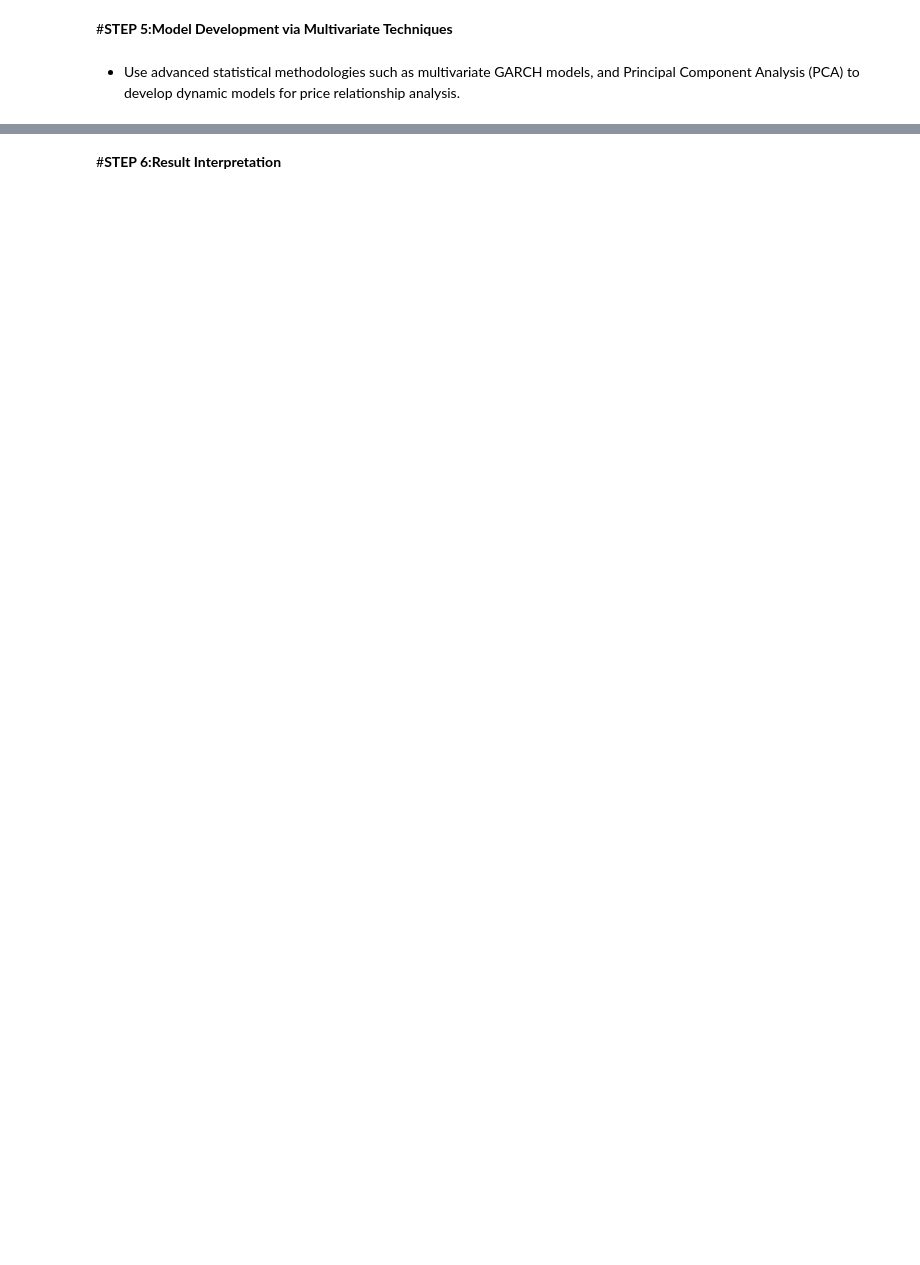
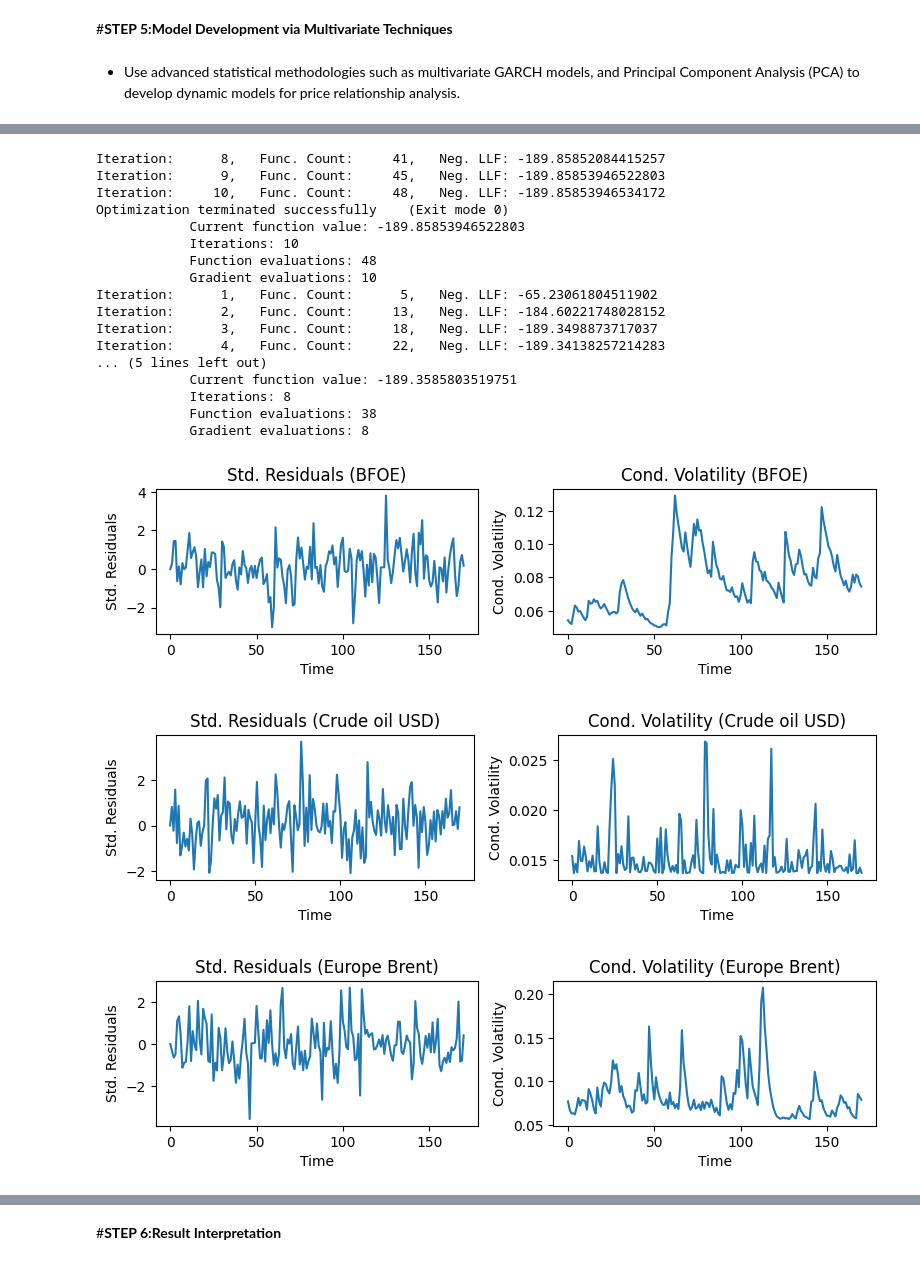
Before and after one commit to shivanivermapro/WQU-Capstone-Project, a Jupyter notebook: WQU_Capstone.ipynb, the cells around one changed output, grey strips where cells are left out. Saved outputs shown, nothing was run; the diff lists cells and outputs as text; code cells hidden in the pictures; blank space fills up the shorter version.

```diff
--- a/WQU_Capstone.ipynb
+++ b/WQU_Capstone.ipynb
@@ -293,14 +299,13 @@ plt.show()
 *   Use statistical techniques to identify correlations between crude oil prices and their refined products.
 # %%
 # Concatenate the preprocessed DataFrames
-all_processed_data = pd.concat([BFOE_df_processed, Bonny_Light_df_processed, Europe_Brent_df_processed, Kern_River_df_processed, WTI_df_processed,
+all_processed_data = pd.concat([BFOE_df_processed, Bonny_Light_df_processed, Europe_Brent_df_processed, WTI_df_processed,
                                 Conventional_Gasoline_df_processed, Diesel_Fuel_df_processed, Heating_Oil_df_processed, Propane_df_processed, Regular_Gasoline_df_processed], axis=1)
 
 # Extract the columns related to crude oil prices and refined products
 price_columns = ['Bloomberg European Dated Brent Forties Oseberg Ekofisk (BFOE) Crude Oil Spot Price',
                  'Crude Oil Price in USD',
                  'Europe Brent Spot Price FOB Dollars per Barrel',
-                 'California Kern River First Purchase Price Dollars per Barrel',
                  'Cushing OK WTI Spot Price FOB Dollars per Barrel']
 
 product_columns = ['New York Harbor Conventional Gasoline Regular Spot Price FOB (Dollars per Gallon)',
@@ -309,8 +314,16 @@ product_columns = ['New York Harbor Conventional Gasoline Regular Spot Price FOB
                    'Mont Belvieu, TX Propane Spot Price FOB (Dollars per Gallon)',
                    'Los Angeles Reformulated RBOB Regular Gasoline Spot Price (Dollars per Gallon)']
 
+# Rename columns in the correlation matrix
+short_price_columns = ['BFOE', 'Crude Oil USD', 'Europe Brent', 'WTI']
+short_product_columns = ['Conventional Gasoline', 'Diesel Fuel', 'Heating Oil', 'Propane', 'Regular Gasoline']
+
 # Calculate the correlation matrix
 correlation_matrix = all_processed_data[price_columns + product_columns].corr()
+
+# Rename the columns in the correlation matrix
+correlation_matrix.columns = short_price_columns + short_product_columns
+correlation_matrix.index = short_price_columns + short_product_columns
 
 # Display the correlation matrix
 print("Correlation Matrix between Crude Oil Prices and Refined Products:")
@@ -396,12 +409,16 @@ print(X_transformed)
 # %%
 #GARCH model
 
+# Define the oil prices for the columns
+short_names = {
+    'Bloomberg European Dated Brent Forties Oseberg Ekofisk (BFOE) Crude Oil Spot Price': 'BFOE',
+    'Crude Oil Price in USD': 'Crude oil USD',
+    'Europe Brent Spot Price FOB Dollars per Barrel': 'Europe Brent',
+    'Cushing OK WTI Spot Price FOB Dollars per Barrel': 'WTI'
+}
+
 # Extract the relevant columns for GARCH modeling
-oil_prices_data = all_processed_data[['Bloomberg European Dated Brent Forties Oseberg Ekofisk (BFOE) Crude Oil Spot Price',
-                                      'Crude Oil Price in USD',
-                                      'Europe Brent Spot Price FOB Dollars per Barrel',
-                                      'California Kern River First Purchase Price Dollars per Barrel',
-                                      'Cushing OK WTI Spot Price FOB Dollars per Barrel']]
+oil_prices_data = all_processed_data[list(short_names.keys())]
 
 # Drop rows with NaN values
 oil_prices_data.dropna(inplace=True)
@@ -416,6 +433,26 @@ for column in oil_prices_data.columns:
     model_fit = model.fit()
     fitted_models.append((column, model_fit))
 
+# Plot the standardized residuals and conditional volatility with short names
+for column, model_fit in fitted_models:
+    # Plot the standardized residuals
+    plt.figure(figsize=(8, 4))
+    plt.subplot(2, 2, 1)
+    plt.plot(model_fit.resid / model_fit.conditional_volatility)
+    plt.title(f"Std. Residuals ({short_names[column]})")
+    plt.xlabel("Time")
+    plt.ylabel("Std. Residuals")
+
+    # Plot the conditional volatility
+    plt.subplot(2, 2, 2)
+    plt.plot(model_fit.conditional_volatility)
+    plt.title(f"Cond. Volatility ({short_names[column]})")
+    plt.xlabel("Time")
+    plt.ylabel("Cond. Volatility")
+
+    plt.tight_layout()
+    plt.show()
+
 # Print summaries for each fitted model
 for column, model_fit in fitted_models:
     print(f"Summary for {column}:")
@@ -457,0 +495,20 @@ Covariance estimator: robust
+Iteration:      8,   Func. Count:     41,   Neg. LLF: -189.85852084415257
+Iteration:      9,   Func. Count:     45,   Neg. LLF: -189.85853946522803
+Iteration:     10,   Func. Count:     48,   Neg. LLF: -189.85853946534172
+Optimization terminated successfully    (Exit mode 0)
+            Current function value: -189.85853946522803
+            Iterations: 10
+            Function evaluations: 48
+            Gradient evaluations: 10
+Iteration:      1,   Func. Count:      5,   Neg. LLF: -65.23061804511902
+Iteration:      2,   Func. Count:     13,   Neg. LLF: -184.60221748028152
+Iteration:      3,   Func. Count:     18,   Neg. LLF: -189.3498873717037
+Iteration:      4,   Func. Count:     22,   Neg. LLF: -189.34138257214283
+... (5 lines left out)
+            Current function value: -189.3585803519751
+            Iterations: 8
+            Function evaluations: 38
+            Gradient evaluations: 8
+[figure, added]
+[figure, added]
+[figure, added]
```
Also changed, not shown: parts of 17 cells of this notebook.
